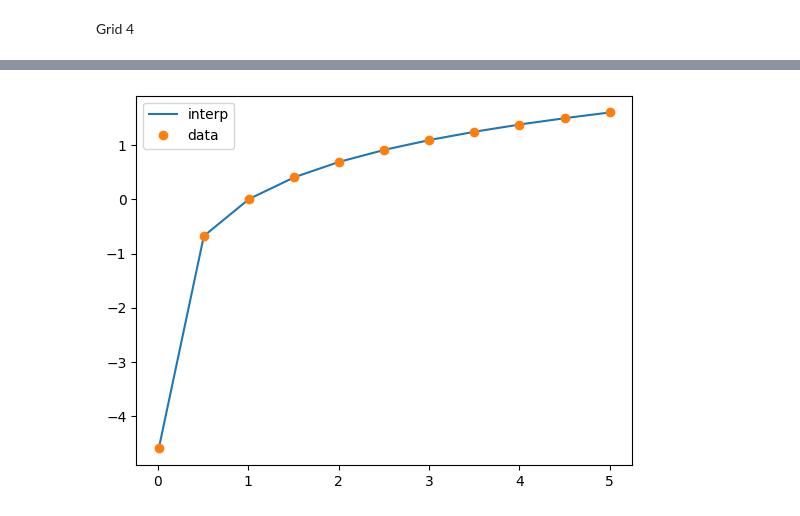
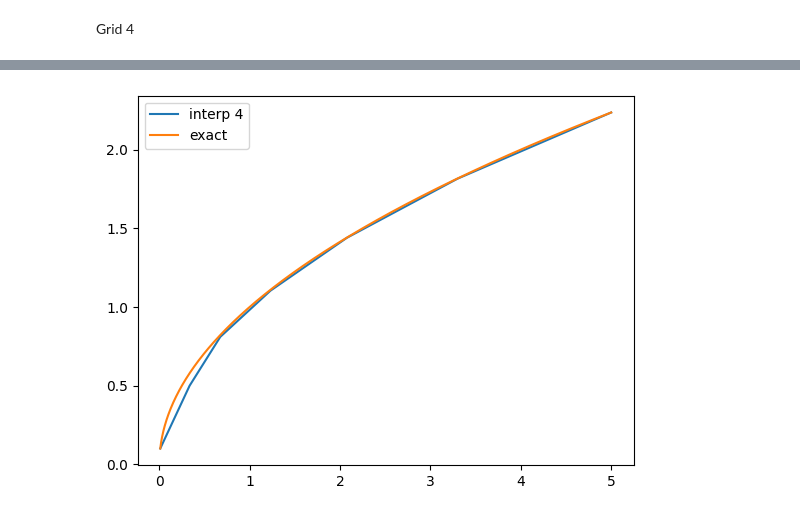
Before and after one commit to sgcbayli024/ECON8185_Homework, a Jupyter notebook: HW2_Bayliss.ipynb, the cells around one changed output, grey strips where cells are left out. Saved outputs shown, nothing was run; the diff lists cells and outputs as text; code cells hidden in the pictures.

```diff
--- a/HW2_Bayliss.ipynb
+++ b/HW2_Bayliss.ipynb
@@ -19,8 +23,10 @@ def h(c,a):
     return (c ** (1-a))/(1-a)
 # %%
 #Next, create the grid.
+# %%
+n=11
 # %%
-grid=np.linspace(0.01,5,11)
+grid=np.linspace(0.01,5,n)
 # %%
 #Finally, create a list of values of a for the function h.
 # %%
@@ -156,26 +177,22 @@ for a in a_values:
 # %%
-new_grid=np.linspace(0,1, 1001).reshape(-1,1)
+new_grid=np.linspace(0.01,1, n).reshape(-1,1)
 
-expanding_grid_1=np.zeros(shape=(1001,1))
+expanding_grid_1=np.zeros(shape=(n,1))
 
-expanding_grid_2=np.zeros(shape=(1001,1))
+expanding_grid_2=np.zeros(shape=(n,1))
 
-expanding_grid_3=np.zeros(shape=(1001,1))
+expanding_grid_3=np.zeros(shape=(n,1))
 
-expanding_grid_4=np.zeros(shape=(1001,1))
+expanding_grid_4=np.zeros(shape=(n,1))
 
 for i in range(len(new_grid)):
     expanding_grid_1[i] =  0.01 + ( 5 - 0.01 ) * (new_grid[i] ** 1)
-#print(expanding_grid_1)
 
 for i in range(len(new_grid)):
     expanding_grid_2[i] =  0.01 + ( 5 - 0.01 ) * (new_grid[i] ** 1.5)
-#print(expanding_grid_2)
 
 for i in range(len(new_grid)):
     expanding_grid_3[i] =  0.01 + ( 5 - 0.01 ) * (new_grid[i] ** 3)
-#print(expanding_grid_3)
 
 for i in range(len(new_grid)):
     expanding_grid_4[i] =  0.01 + ( 5 - 0.01 ) * (new_grid[i] ** 4)
-#print(expanding_grid_4)
@@ -193,0 +276,3 @@ def new_interp_f_4(c):
+# %%
+def new_interp_g_4(c):
+    return np.interp(expanding_grid_4, grid, g(c))
@@ -299,7 +475,7 @@ plt.show()
 # %%
-plt.plot(expanding_grid_4, new_interp_f_4(grid), label = 'interp')
-plt.plot(grid, f(grid),'o' ,label = 'data')
+plt.plot(expanding_grid_4, new_interp_g_4(grid), label = 'interp 4')
+plt.plot(interp_grid, g(interp_grid), label = 'exact')
 plt.legend()
 plt.show()
 # %% [output]
-[figure, old version]
+[figure, new version]
```
Also changed, not shown: parts of 74 cells of this notebook.
